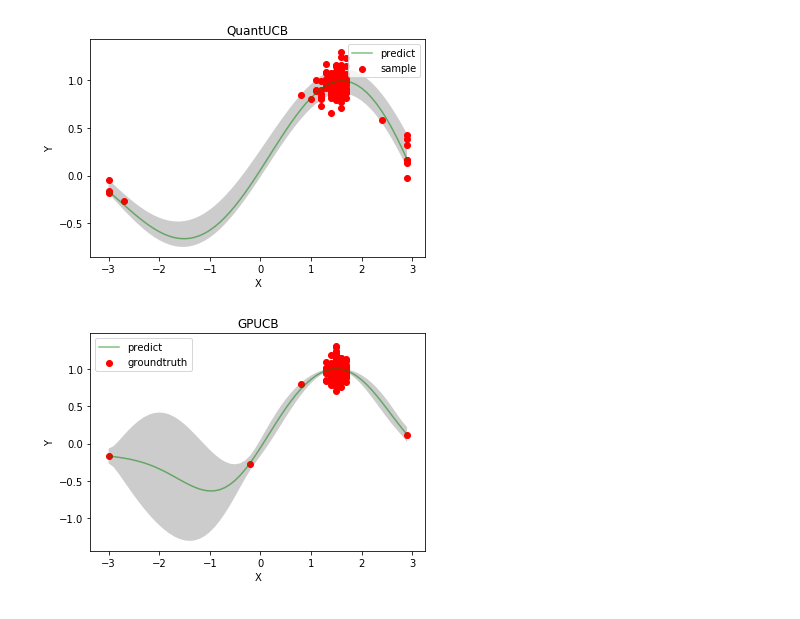
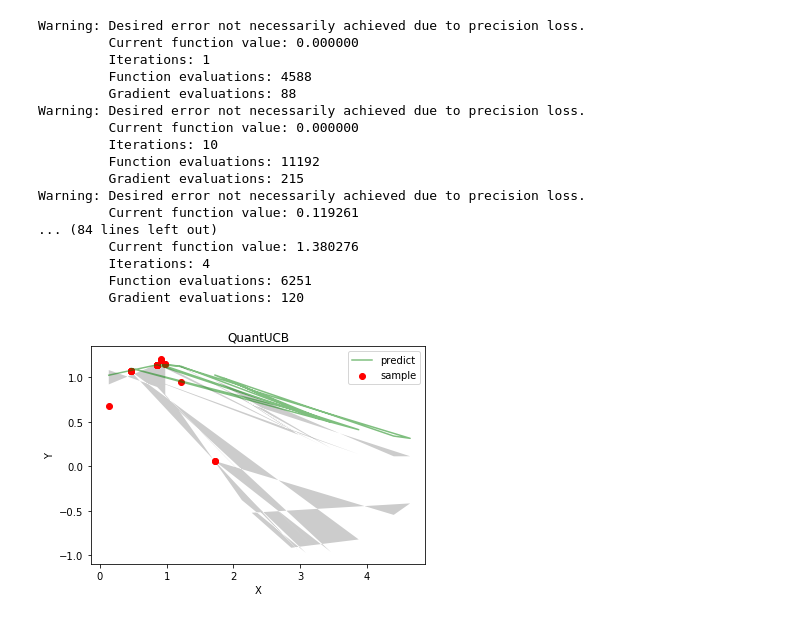
Before and after one commit to chengsoonong/eheye, a Jupyter notebook: Ideas/GP-UCB & Quant-UCB.ipynb, the cells around one changed output. Cells and saved outputs as stored; diff of their text form; code cells hidden in the pictures.

```diff
--- a/Ideas/GP-UCB & Quant-UCB.ipynb
+++ b/Ideas/GP-UCB & Quant-UCB.ipynb
@@ -193,10 +35,8 @@ class QuantUCB(object):
-# %%
-class DummyEnvironment(object):
-    def sample(self, x):
-        noise = np.random.normal(0,0.1,1)
-        return np.sin(x) + noise[0]
-        #return np.sin(x)
-
-x = np.arange(-3, 3, 0.1)
-# y = np.arange(-3, 3, 0.25)
-env = DummyEnvironment()
+# %%
+num_ex = 20
+f = bz2.BZ2File('gaussproc_06_20_0.1.pkl', 'rb')
+data = load(f, encoding='latin1')
+x = data.examples[0][:20]
+t = data.labels[:20]
+plt.scatter(x,t)
+x.shape
@@ -202,0 +46,8 @@ env = DummyEnvironment()
+# %%
+# perform GPUCB and plot the predictions with samples
+
+alpha = 0.01
+GPAgent = UCB.GPUCB(x, t, alpha)
+for i in range(20):
+    GPAgent.learn(i)
+GPAgent.plot()
@@ -202,0 +73,6 @@ env = DummyEnvironment()
+# %%
+x = np.arange(-3, 3, 0.1)
+env = DummyEnvironment()
+t = env.sin_sample(x)
+x.shape
+t.shape
@@ -203,17 +90,28 @@ env = DummyEnvironment()
 # %%
-uq = 0.9
+# perform QuantUCB with uq increasing by 0.001 per epoch
+
+uq = 0.85
 lq = 0.1
-QuantAgent = QuantUCB(x, env, uq, lq)
-for i in range(200):
+QuantAgent = UCB.QuantUCB(x, t, uq, lq)
+for i in range(20):
     QuantAgent.learn()
 QuantAgent.plot()
 # %% [output]
+Warning: Desired error not necessarily achieved due to precision loss.
+         Current function value: 0.000000
+         Iterations: 1
+         Function evaluations: 4588
+         Gradient evaluations: 88
+Warning: Desired error not necessarily achieved due to precision loss.
+         Current function value: 0.000000
+         Iterations: 10
+         Function evaluations: 11192
+         Gradient evaluations: 215
+Warning: Desired error not necessarily achieved due to precision loss.
+         Current function value: 0.119261
+... (84 lines left out)
+         Current function value: 1.380276
+         Iterations: 4
+         Function evaluations: 6251
+         Gradient evaluations: 120
-[figure, old version]
+[figure, new version]
-# %%
-alpha = 0.01
-GPAgent = GPUCB(x, env, alpha)
-for i in range(200):
-    GPAgent.learn()
-GPAgent.plot()
-# %% [output]
-[figure, removed]
```
Also changed, not shown: parts of 16 cells of this notebook, 2 other files.
